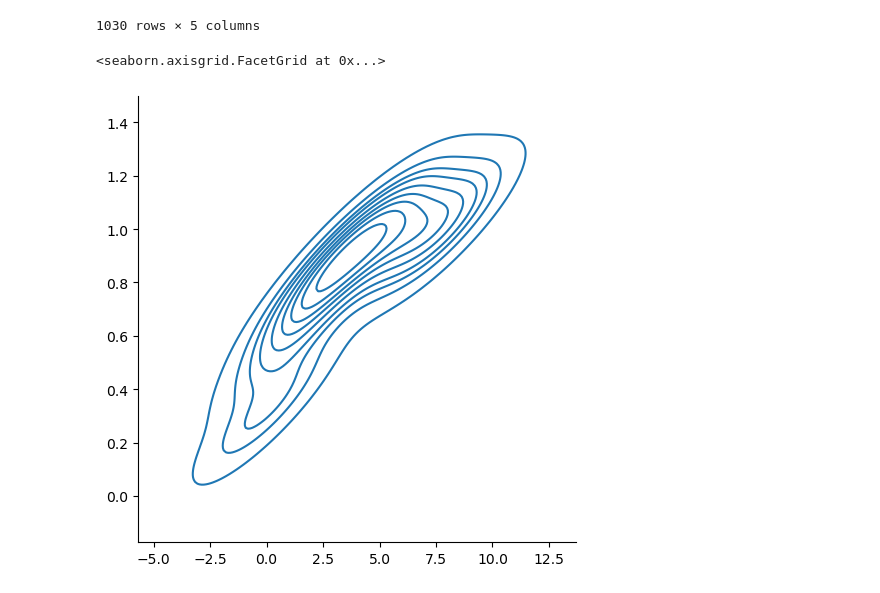
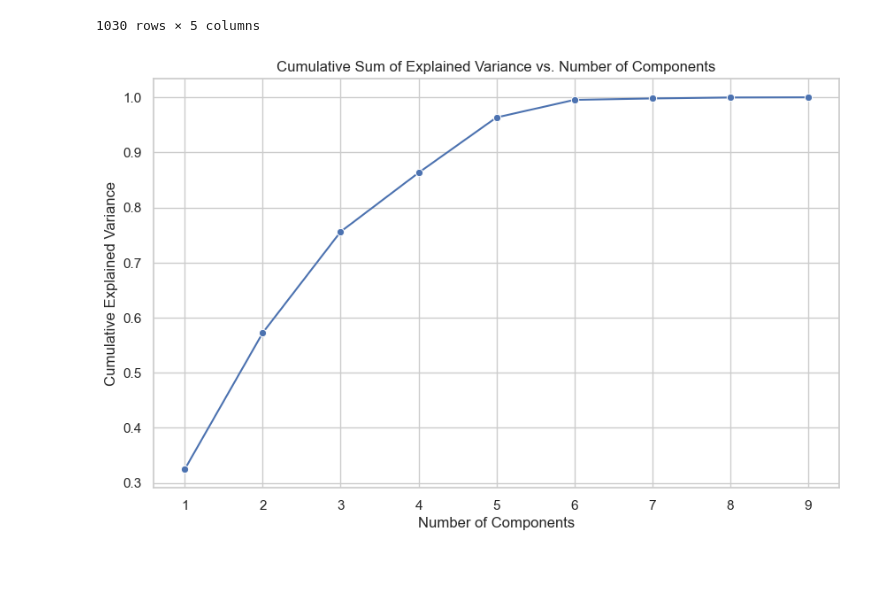
Before and after one commit to Cosmogyrall/Machine-Learning, a Jupyter notebook: PCA.ipynb, the cells around one changed output. Drawn from its saved outputs; the diff is of its cells as text; code cells hidden in the pictures; blank space fills up the shorter version.

```diff
--- a/PCA.ipynb
+++ b/PCA.ipynb
@@ -93,5 +94,10 @@ import seaborn as sns
-# %%
-sns.lineplot(x=(range(0,9)), y=cumsum, kind='')
-# %% [output]
-<seaborn.axisgrid.FacetGrid at 0x...>
-[figure, removed]
+# %%
+sns.set_theme(style="whitegrid")
+plt.figure(figsize=(10, 6))
+sns.lineplot(x=np.arange(1, len(cumsum) + 1), y=cumsum, marker='o')
+plt.xlabel('Number of Components')
+plt.ylabel('Cumulative Explained Variance')
+plt.title('Cumulative Sum of Explained Variance vs. Number of Components')
+plt.show()
+# %% [output]
+[figure, added]
```
Also changed, not shown: parts of 1 cell of this notebook.
